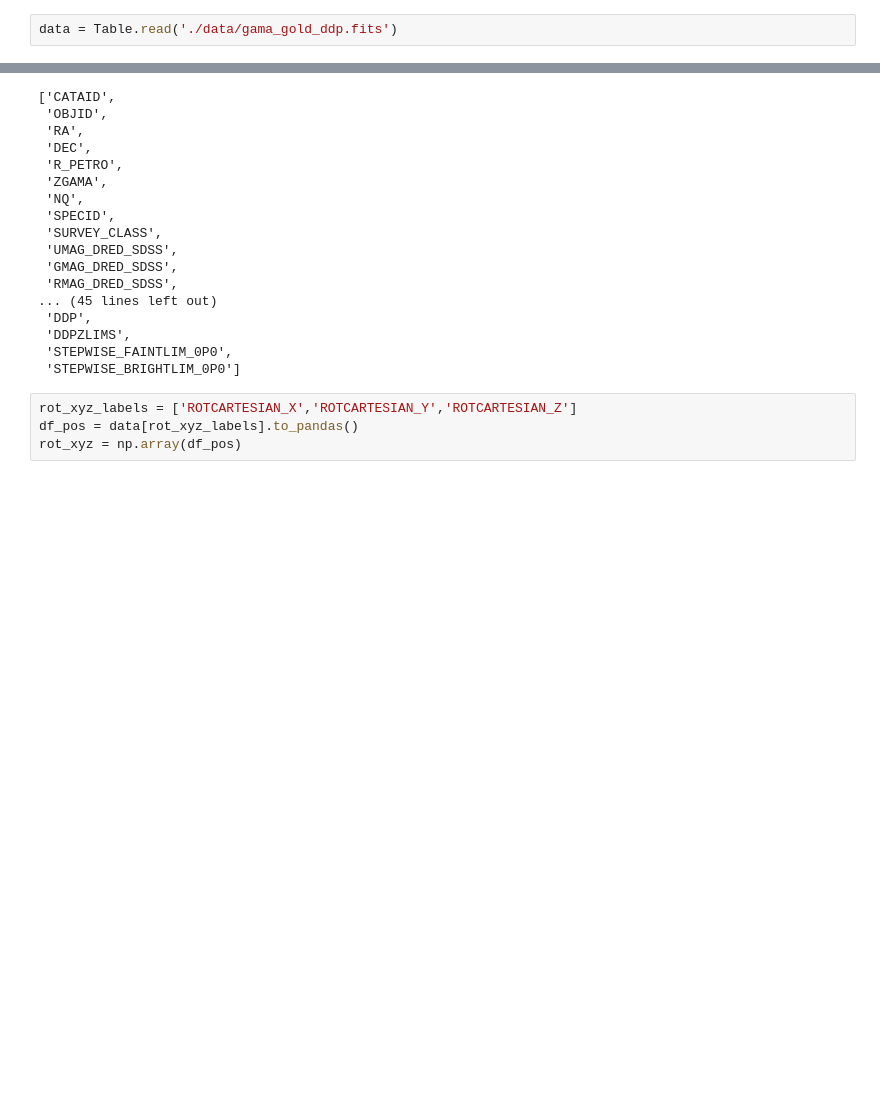
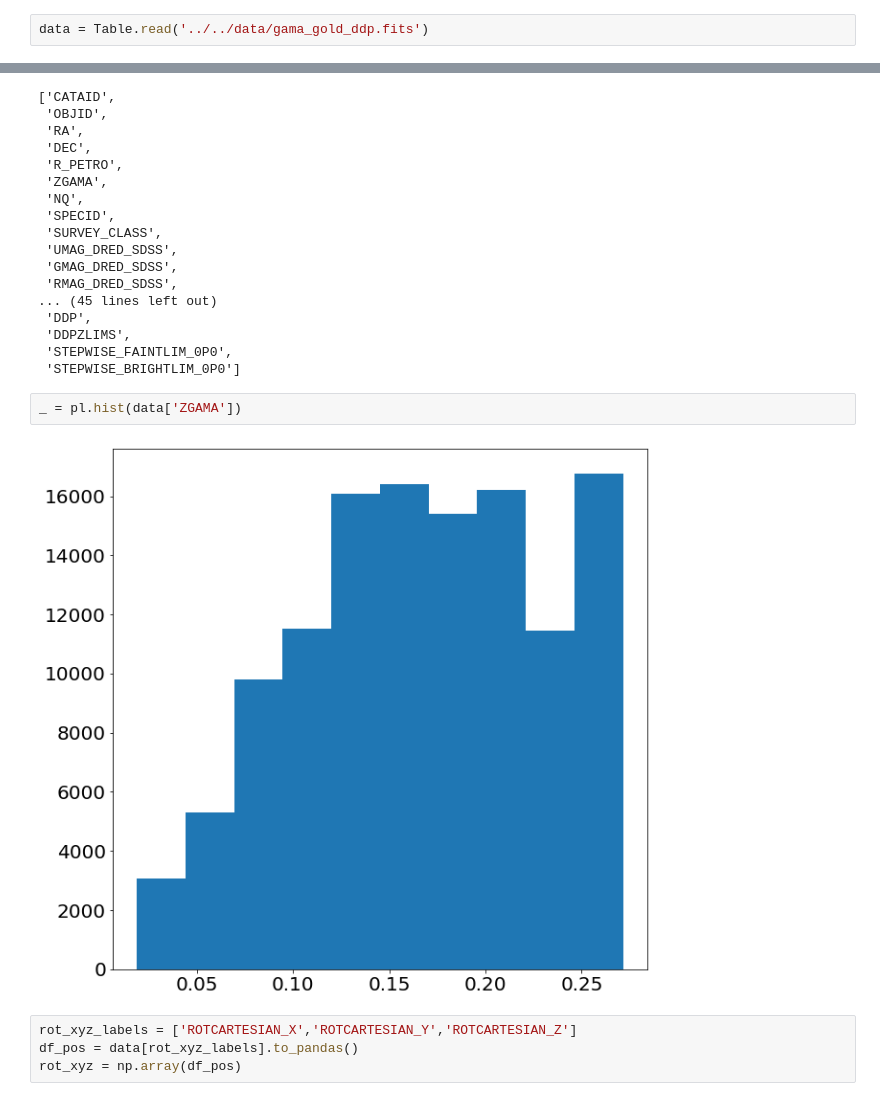
Before and after one commit to jsuarez314/alignment_desi, a Jupyter notebook: Data_GAMA.ipynb, the cells around one changed output, grey strips where cells are left out. Drawn from its saved outputs; the diff is of its cells as text; blank space fills up the shorter version.

```diff
--- a/Data_GAMA.ipynb
+++ b/Data_GAMA.ipynb
@@ -13,7 +13,7 @@ params = {'legend.fontsize': '20',
          'axes.labelpad' : '20'}
 pl.rcParams.update(params)
 # %%
-data = Table.read('./data/gama_gold_ddp.fits')
+data = Table.read('../../data/gama_gold_ddp.fits')
 # %%
 data.keys()
 # %% [output]
@@ -34,6 +34,10 @@ data.keys()
  'DDPZLIMS',
  'STEPWISE_FAINTLIM_0P0',
  'STEPWISE_BRIGHTLIM_0P0']
+# %%
+_ = pl.hist(data['ZGAMA'])
+# %% [output]
+[figure, added]
 # %%
 rot_xyz_labels = ['ROTCARTESIAN_X','ROTCARTESIAN_Y','ROTCARTESIAN_Z']
 df_pos = data[rot_xyz_labels].to_pandas()
```
